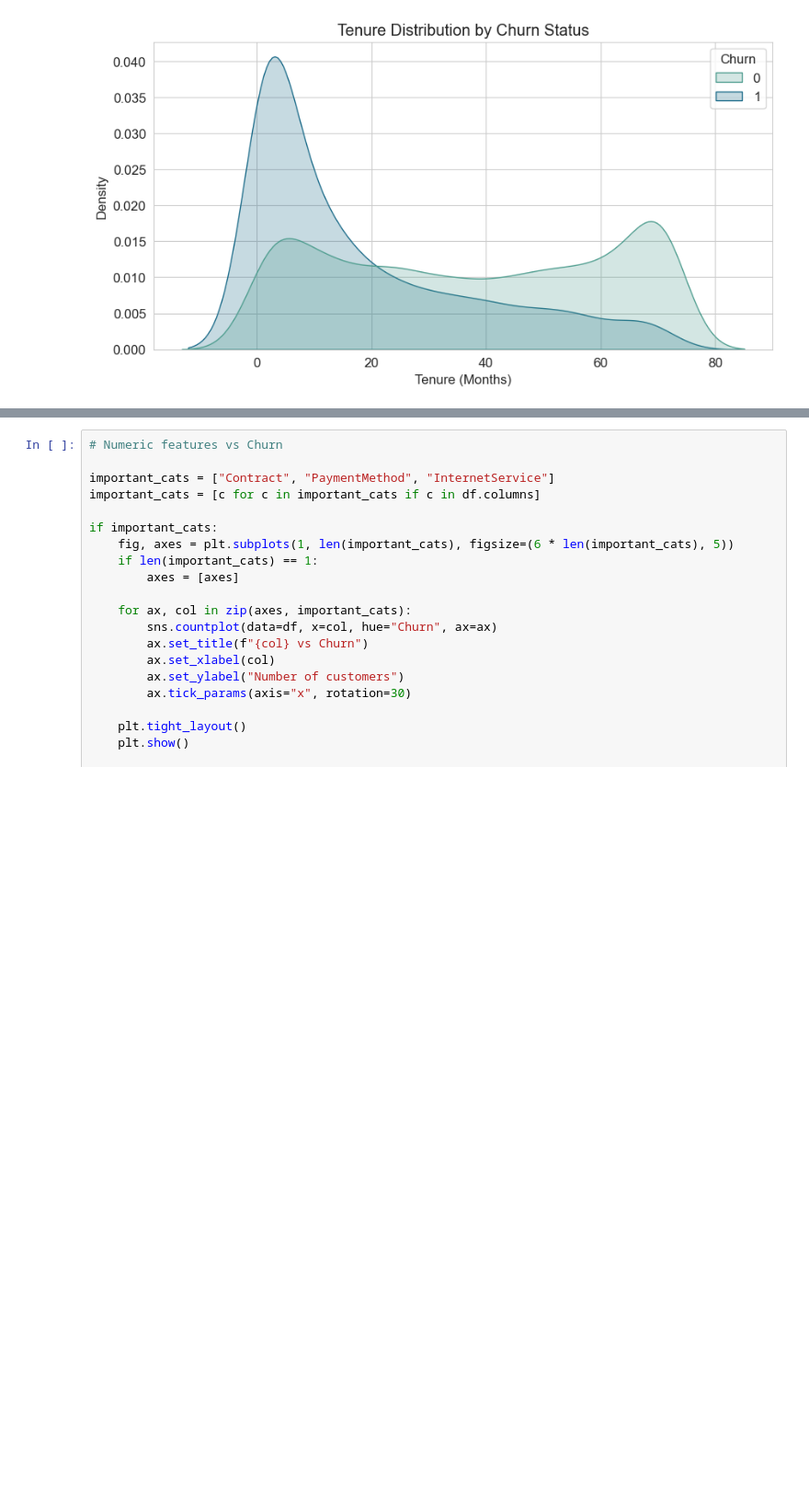
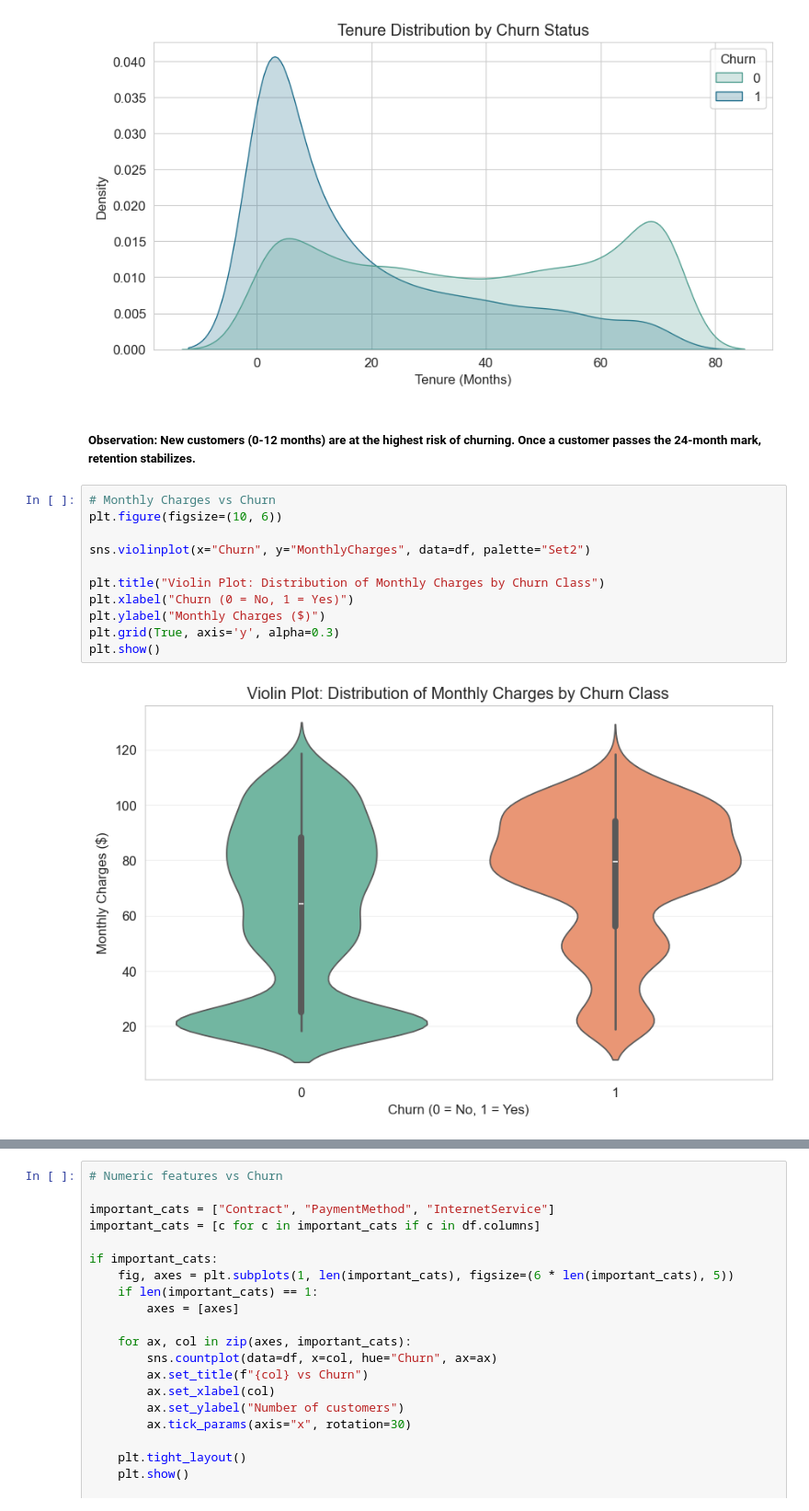
Before and after one commit to Pudamya/CM2604_ML_CW_2425595, a Jupyter notebook: pre_processing.ipynb, the cells around one changed output, grey strips where cells are left out. Shown at 92% size. Saved outputs shown, nothing was run; the diff lists cells and outputs as text; blank space fills up the shorter version.

```diff
--- a/pre_processing.ipynb
+++ b/pre_processing.ipynb
@@ -381,3 +338,18 @@ if {"tenure", "Churn"} <= set(df.columns):
     plt.show()
 # %% [output]
 [figure]
+# %% [markdown]
+##### Observation: New customers (0-12 months) are at the highest risk of churning. Once a customer passes the 24-month mark, retention stabilizes.
+# %%
+# Monthly Charges vs Churn
+plt.figure(figsize=(10, 6))
+
+sns.violinplot(x="Churn", y="MonthlyCharges", data=df, palette="Set2")
+
+plt.title("Violin Plot: Distribution of Monthly Charges by Churn Class")
+plt.xlabel("Churn (0 = No, 1 = Yes)")
+plt.ylabel("Monthly Charges ($)")
+plt.grid(True, axis='y', alpha=0.3)
+plt.show()
+# %% [output]
+[figure, added]
```
Also changed, not shown: parts of 19 cells of this notebook.
